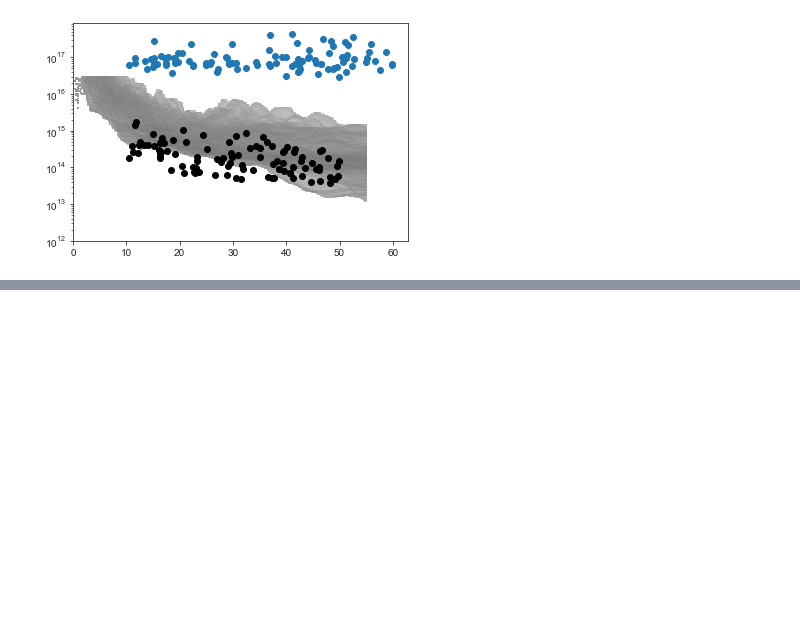
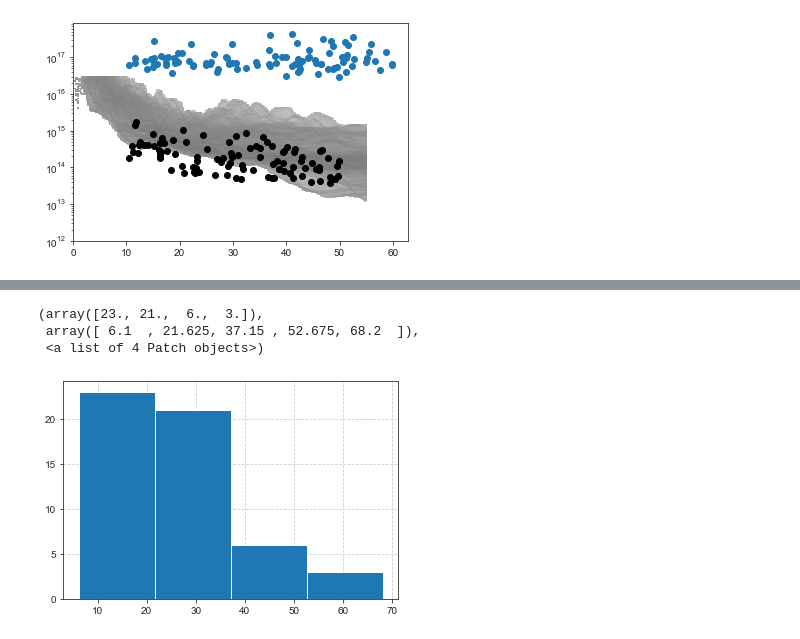
Before and after one commit to ibutsky/synthetic_spectra, a Jupyter notebook: scripts/plotting/paper_plots.ipynb, the cells around one changed output, grey strips where cells are left out. Saved outputs shown, nothing was run; the diff lists cells and outputs as text; code cells hidden in the pictures; blank space fills up the shorter version.

```diff
--- a/scripts/plotting/paper_plots.ipynb
+++ b/scripts/plotting/paper_plots.ipynb
@@ -1372,0 +1547,8 @@ NameError: name 'ds' is not defined
+# %%
+mask = (ion == 'Si') & (ionization == 'III') & (berr > 0)
+plt.hist(b[mask], bins = 4)
+# %% [output]
+(array([23., 21.,  6.,  3.]),
+ array([ 6.1  , 21.625, 37.15 , 52.675, 68.2  ]),
+ <a list of 4 Patch objects>)
+[figure, added]
```
Also changed, not shown: parts of 13 cells of this notebook.
